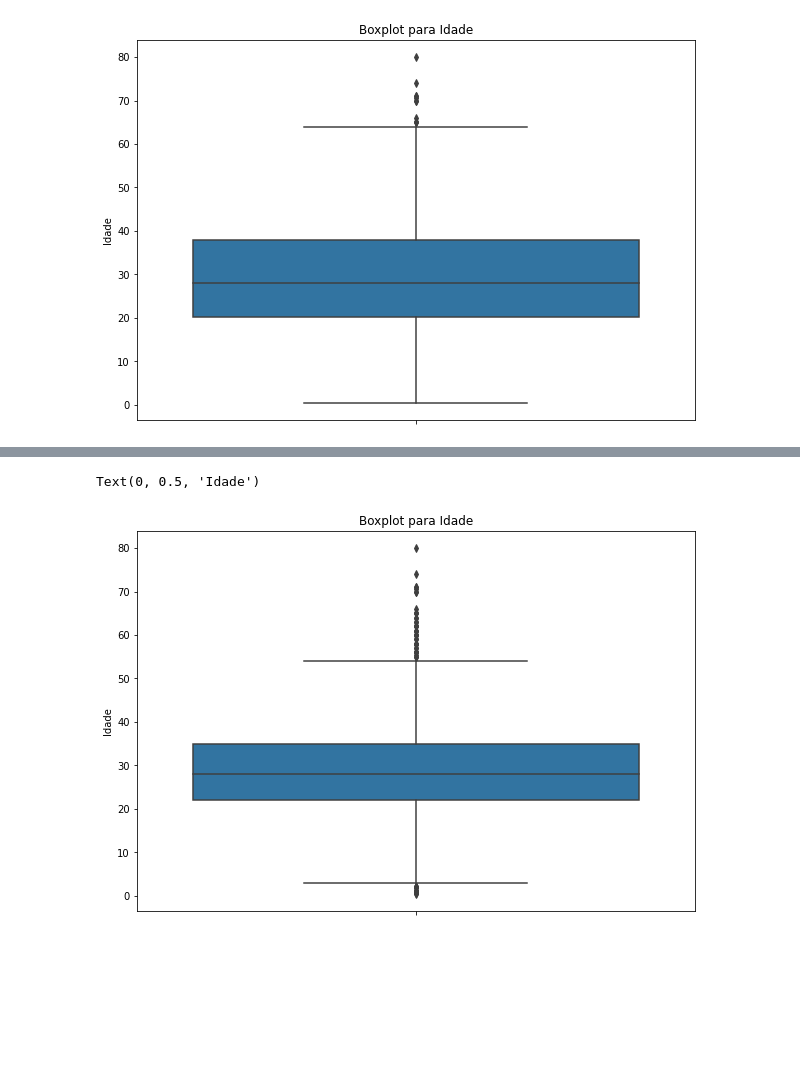
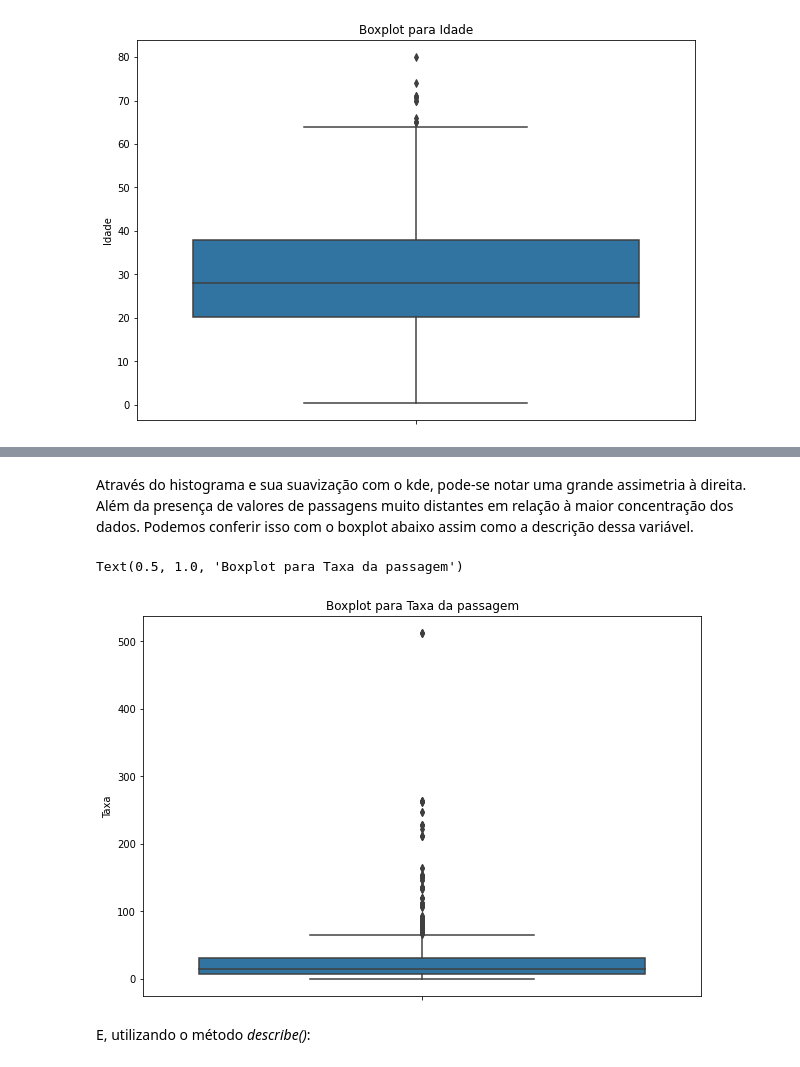
Before and after one commit to kauecapellato/Titanic_Case, a Jupyter notebook: Titanic_Case.ipynb, the cells around one changed output, grey strips where cells are left out. Drawn from its saved outputs; the diff is of its cells as text; code cells hidden in the pictures; blank space fills up the shorter version.

```diff
--- a/Titanic_Case.ipynb
+++ b/Titanic_Case.ipynb
@@ -367,4 +439,0 @@ Para tratar esse problema, faremos o *input* nos valores *missing* utilizando a
-# %%
-# Inputando a mediana nos valores que estão faltando
-treino['Age'] = treino['Age'].fillna(value = treino['Age'].median())
-print("Número de missing values: ", treino['Age'].isna().sum())
@@ -383,8 +456,13 @@ Text(0, 0.5, 'Quantidade')
+# %% [markdown]
+Através do histograma e sua suavização com o kde, pode-se notar uma grande assimetria à direita. Além da presença de valores de passagens muito distantes em relação à maior concentração dos dados. Podemos conferir isso com o boxplot abaixo assim como a descrição dessa variável.
 # %%
-plt.figure(figsize = (10,7))
-sns.boxplot(y = 'Age', data = treino)
-plt.title("Boxplot para Idade")
-plt.ylabel('Idade')
+# Boxplot
+plt.figure(figsize = (10, 7))
+sns.boxplot(y = 'Fare', data = treino)
+plt.ylabel("Taxa")
+plt.title("Boxplot para Taxa da passagem")
 # %% [output]
-Text(0, 0.5, 'Idade')
+Text(0.5, 1.0, 'Boxplot para Taxa da passagem')
-[figure, old version]
+[figure, new version]
+# %% [markdown]
+E, utilizando o método *describe()*:
```
Also changed, not shown: parts of 43 cells of this notebook.
